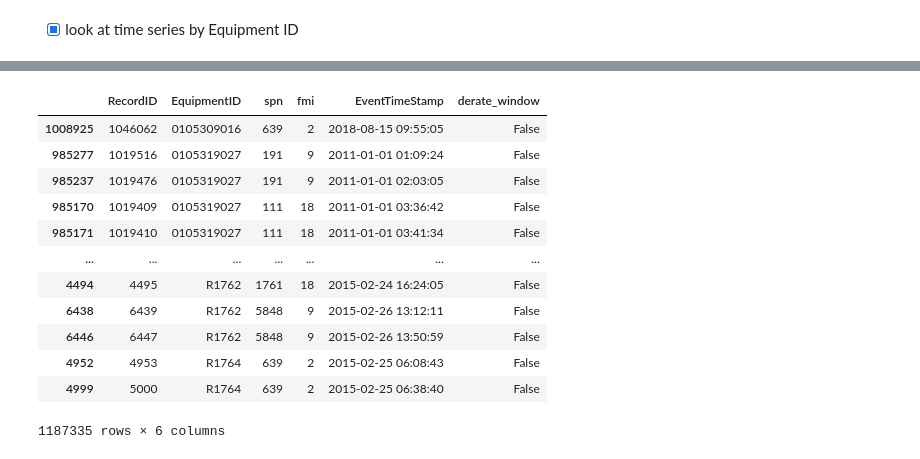
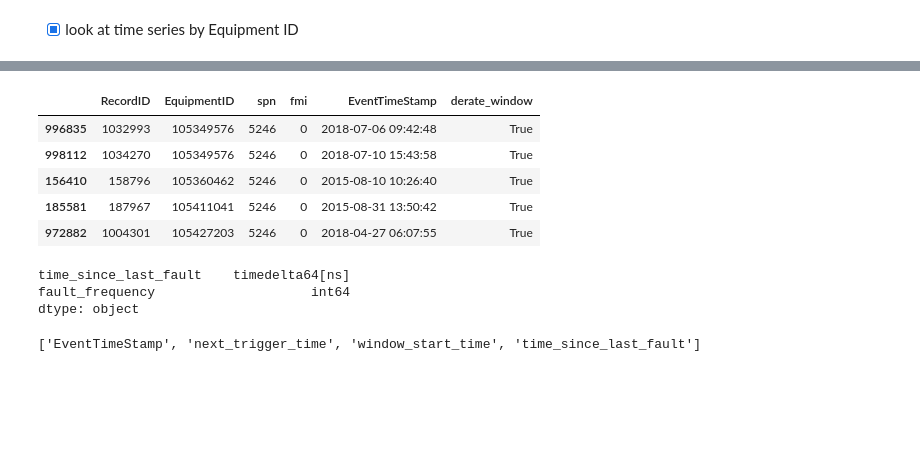
Before and after one commit to nss-data-science-cohort-8/big-g-smokey-and-the-bandits, a Jupyter notebook: notebooks/eda_ar.ipynb, the cells around one changed output, grey strips where cells are left out. Cells and saved outputs as stored; diff of their text form; code cells hidden in the pictures; blank space fills up the shorter version.

```diff
--- a/notebooks/eda_ar.ipynb
+++ b/notebooks/eda_ar.ipynb
@@ -345,17 +364,10 @@ Name: count, dtype: int64
 # %%
 temp_df = joined[['RecordID', 'EquipmentID', 'spn', 'fmi', 'EventTimeStamp', 'derate_window']]
-display(temp_df)
+display(temp_df[temp_df['spn']==5246].head(5))
 # %% [output]
 |  | RecordID | EquipmentID | spn | fmi | EventTimeStamp | derate_window |
-| 1008925 | 1046062 | 0105309016 | 639 | 2 | 2018-08-15 09:55:05 | False |
-| 985277 | 1019516 | 0105319027 | 191 | 9 | 2011-01-01 01:09:24 | False |
-| 985237 | 1019476 | 0105319027 | 191 | 9 | 2011-01-01 02:03:05 | False |
-| 985170 | 1019409 | 0105319027 | 111 | 18 | 2011-01-01 03:36:42 | False |
-| 985171 | 1019410 | 0105319027 | 111 | 18 | 2011-01-01 03:41:34 | False |
-| ... | ... | ... | ... | ... | ... | ... |
-| 4494 | 4495 | R1762 | 1761 | 18 | 2015-02-24 16:24:05 | False |
-| 6438 | 6439 | R1762 | 5848 | 9 | 2015-02-26 13:12:11 | False |
-| 6446 | 6447 | R1762 | 5848 | 9 | 2015-02-26 13:50:59 | False |
-| 4952 | 4953 | R1764 | 639 | 2 | 2015-02-25 06:08:43 | False |
-| 4999 | 5000 | R1764 | 639 | 2 | 2015-02-25 06:38:40 | False |
+| 996835 | 1032993 | 105349576 | 5246 | 0 | 2018-07-06 09:42:48 | True |
+| 998112 | 1034270 | 105349576 | 5246 | 0 | 2018-07-10 15:43:58 | True |
+| 156410 | 158796 | 105360462 | 5246 | 0 | 2015-08-10 10:26:40 | True |
+| 185581 | 187967 | 105411041 | 5246 | 0 | 2015-08-31 13:50:42 | True |
+| 972882 | 1004301 | 105427203 | 5246 | 0 | 2018-04-27 06:07:55 | True |
-1187335 rows × 6 columns
@@ -361,0 +378,12 @@ display(temp_df)
+# %%
+joined[['time_since_last_fault', 'fault_frequency']].dtypes
+# %% [output]
+time_since_last_fault    timedelta64[ns]
+fault_frequency                    int64
+dtype: object
+# %%
+time_cols = joined.select_dtypes(include=['datetime64', 'timedelta64[ns]'])
+time_cols = list(time_cols.columns)
+print(time_cols)
+# %% [output]
+['EventTimeStamp', 'next_trigger_time', 'window_start_time', 'time_since_last_fault']
```
Also changed, not shown: parts of 10 cells of this notebook.
